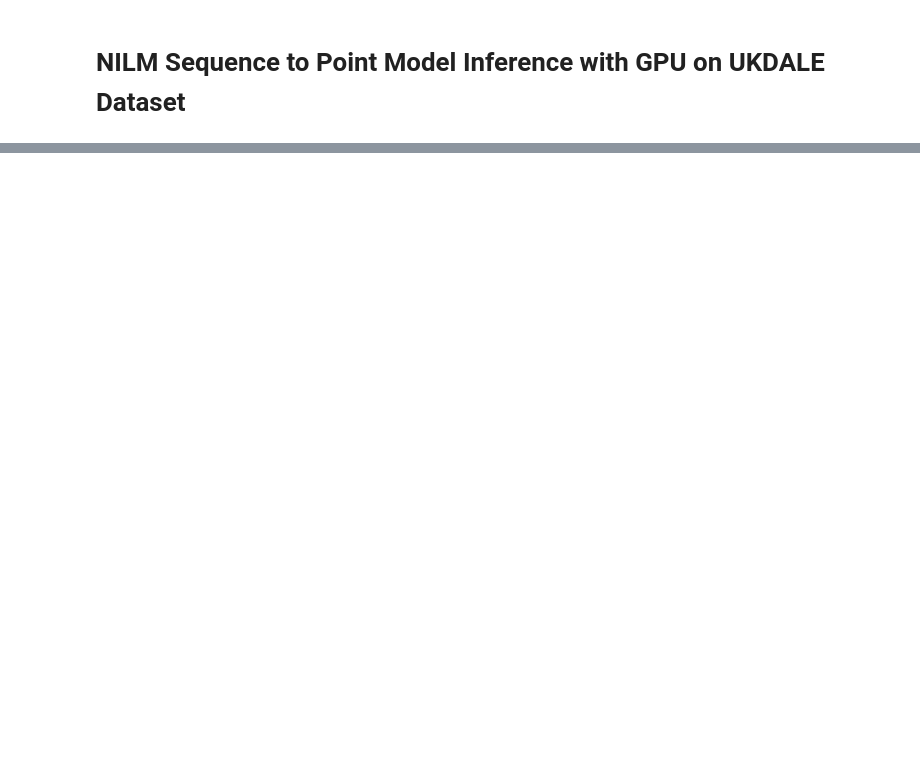
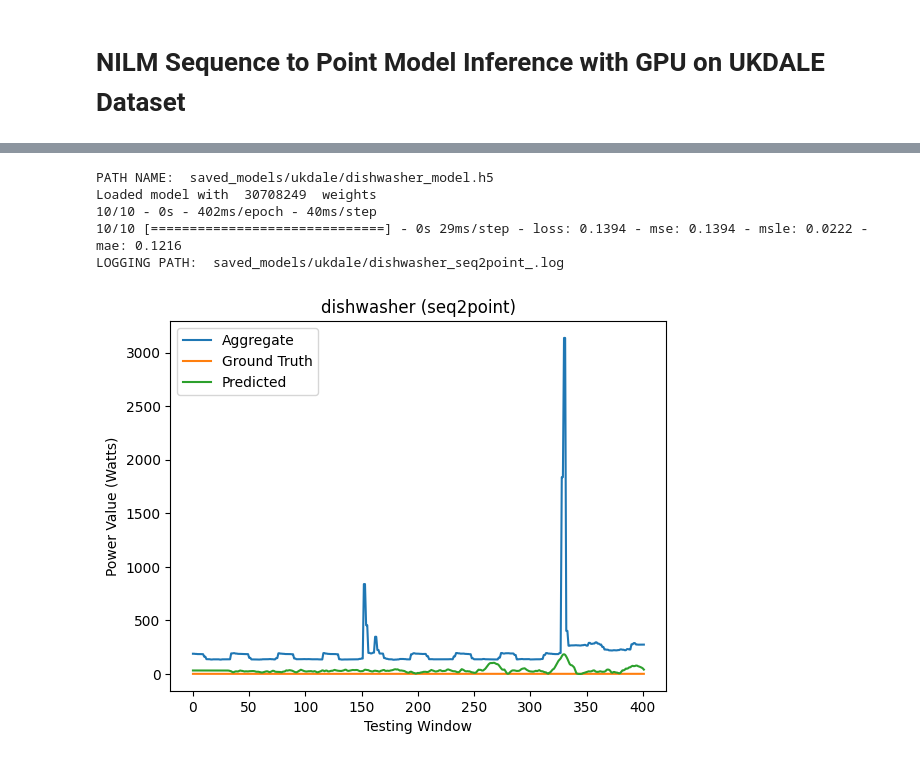
Before and after one commit to Gimhan-AI/NILM-MSc, a Jupyter notebook: full_code.ipynb, the cells around one changed output, grey strips where cells are left out. Cells and saved outputs as stored; diff of their text form; code cells hidden in the pictures; blank space fills up the shorter version.

```diff
--- a/full_code.ipynb
+++ b/full_code.ipynb
@@ -1329,7 +1363,7 @@ class Tester():
 def remove_space(string):
     return string.replace(" ","")
 
-appliance_name = "kettle"
+appliance_name = "dishwasher"
 dataset_name = "ukdale"
 batch_size = 1000
 crop = 10000
@@ -1352,3 +1386,4 @@ tester = Tester(
     input_window_length=input_window_length
 )
 tester.test_model()
+# %% [output]
@@ -1354,0 +1398,6 @@ tester.test_model()
+PATH NAME:  saved_models/ukdale/dishwasher_model.h5
+Loaded model with  30708249  weights
+10/10 - 0s - 402ms/epoch - 40ms/step
+10/10 [==============================] - 0s 29ms/step - loss: 0.1394 - mse: 0.1394 - msle: 0.0222 - mae: 0.1216
+LOGGING PATH:  saved_models/ukdale/dishwasher_seq2point_.log
+[figure, added]
```
Also changed, not shown: parts of 4 cells of this notebook.
